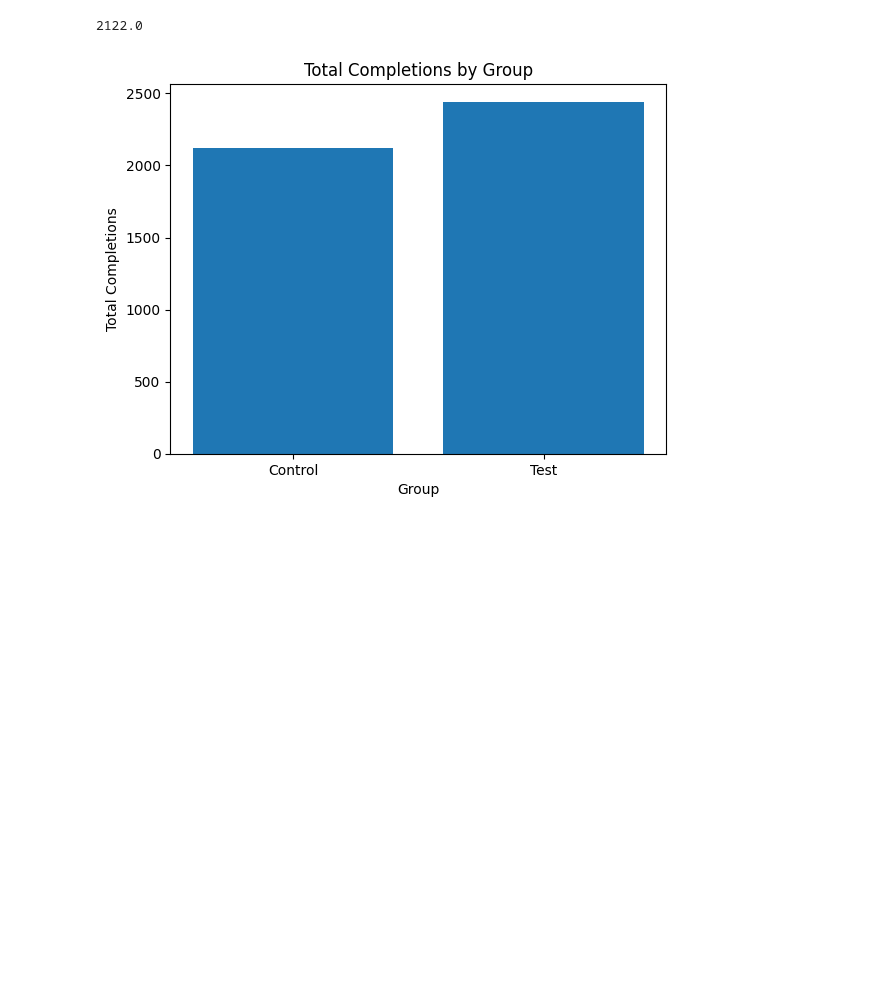
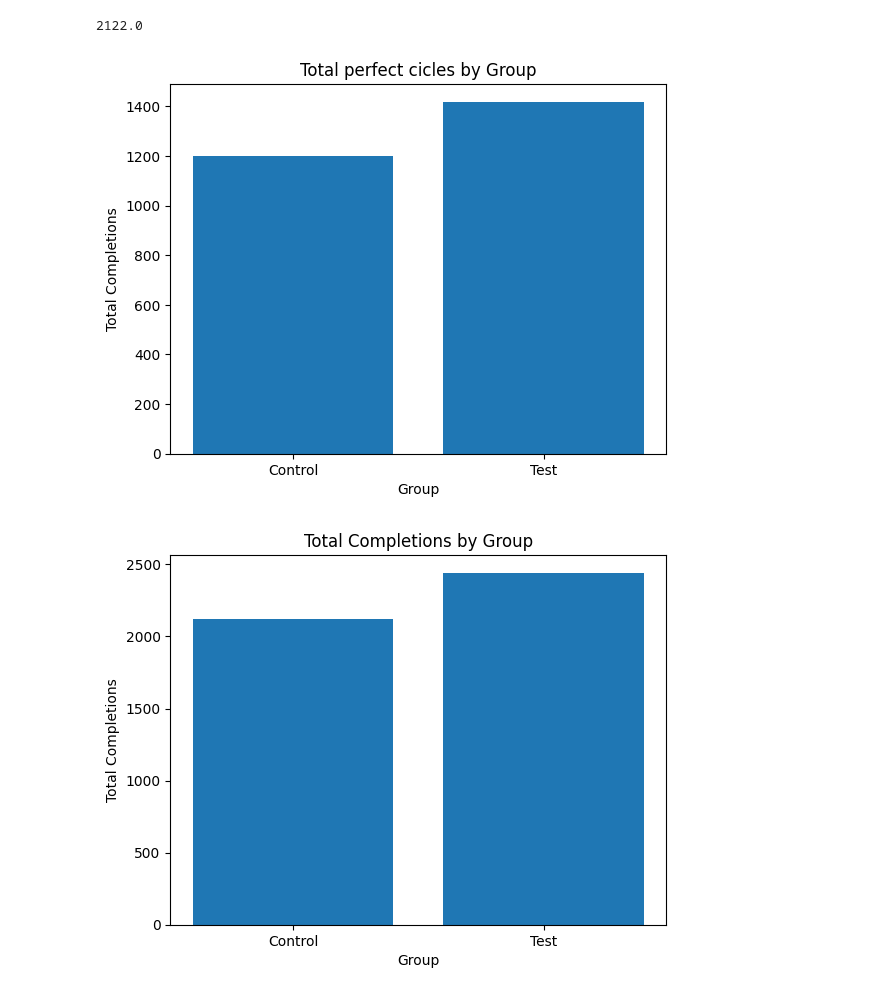
Before and after one commit to pmarquespt/Proj_5_Group_6_pat_gui, a Jupyter notebook: analysis and visualization/3_1_Hypothesis_Testing_completion.ipynb, the cells around one changed output. Cells and saved outputs as stored; diff of their text form; code cells hidden in the pictures; blank space fills up the shorter version.

```diff
--- a/analysis and visualization/3_1_Hypothesis_Testing_completion.ipynb
+++ b/analysis and visualization/3_1_Hypothesis_Testing_completion.ipynb
@@ -90,6 +98,20 @@ df_gold_test['complete'].sum()
 df_gold_control['complete'].sum()
 # %% [output]
 2122.0
+# %%
+import matplotlib.pyplot as plt
+
+# Calculate the total completions
+total_complet = [df_gold_control['perfect_cicle'].sum(), df_gold_test['perfect_cicle'].sum()]
+
+# Create a bar plot
+plt.bar(['Control', 'Test'], total_complet)
+plt.xlabel('Group')
+plt.ylabel('Total Completions')
+plt.title('Total perfect cicles by Group')
+plt.show()
+# %% [output]
+[figure, added]
 # %%
 import matplotlib.pyplot as plt
 
```
Also changed, not shown: parts of 4 cells of this notebook, 4 other files.
